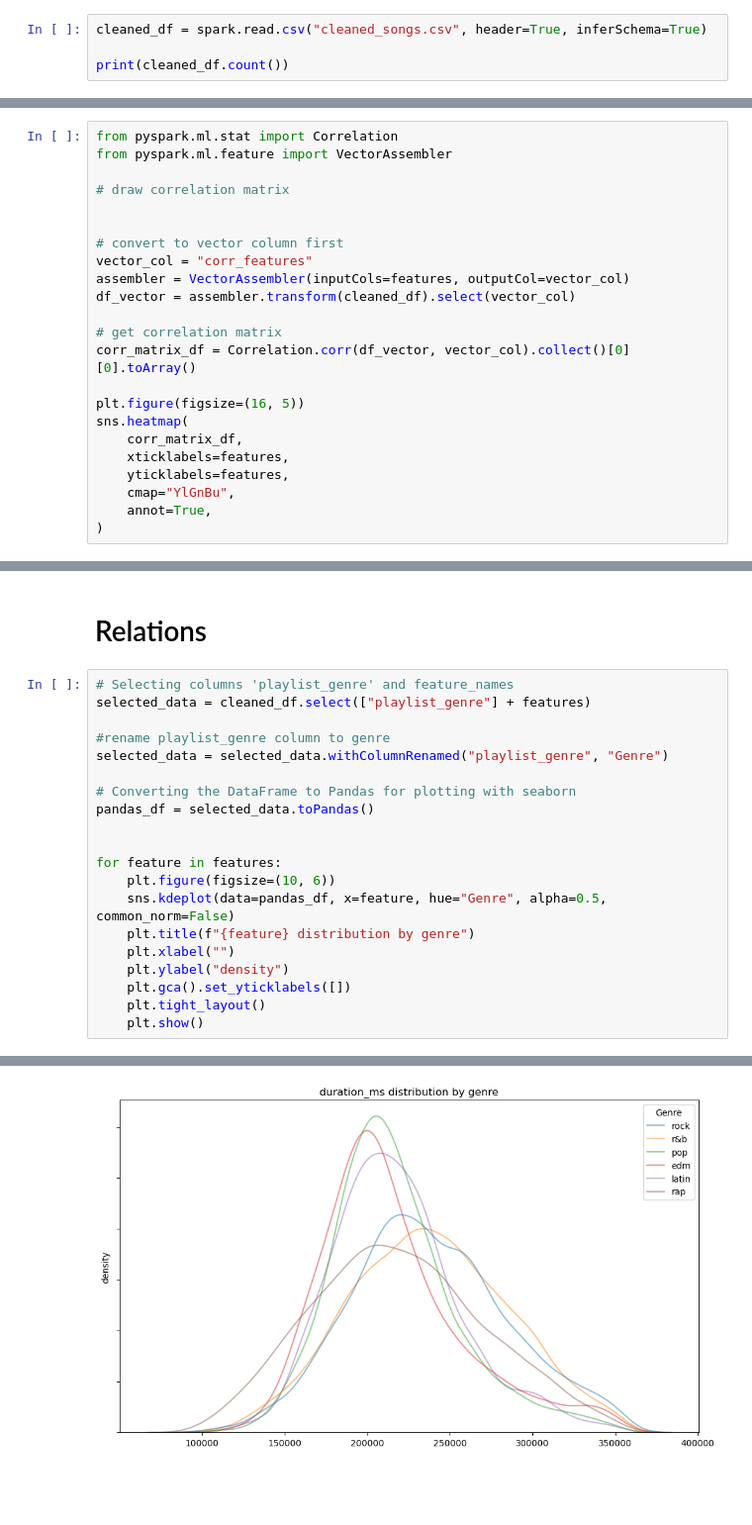
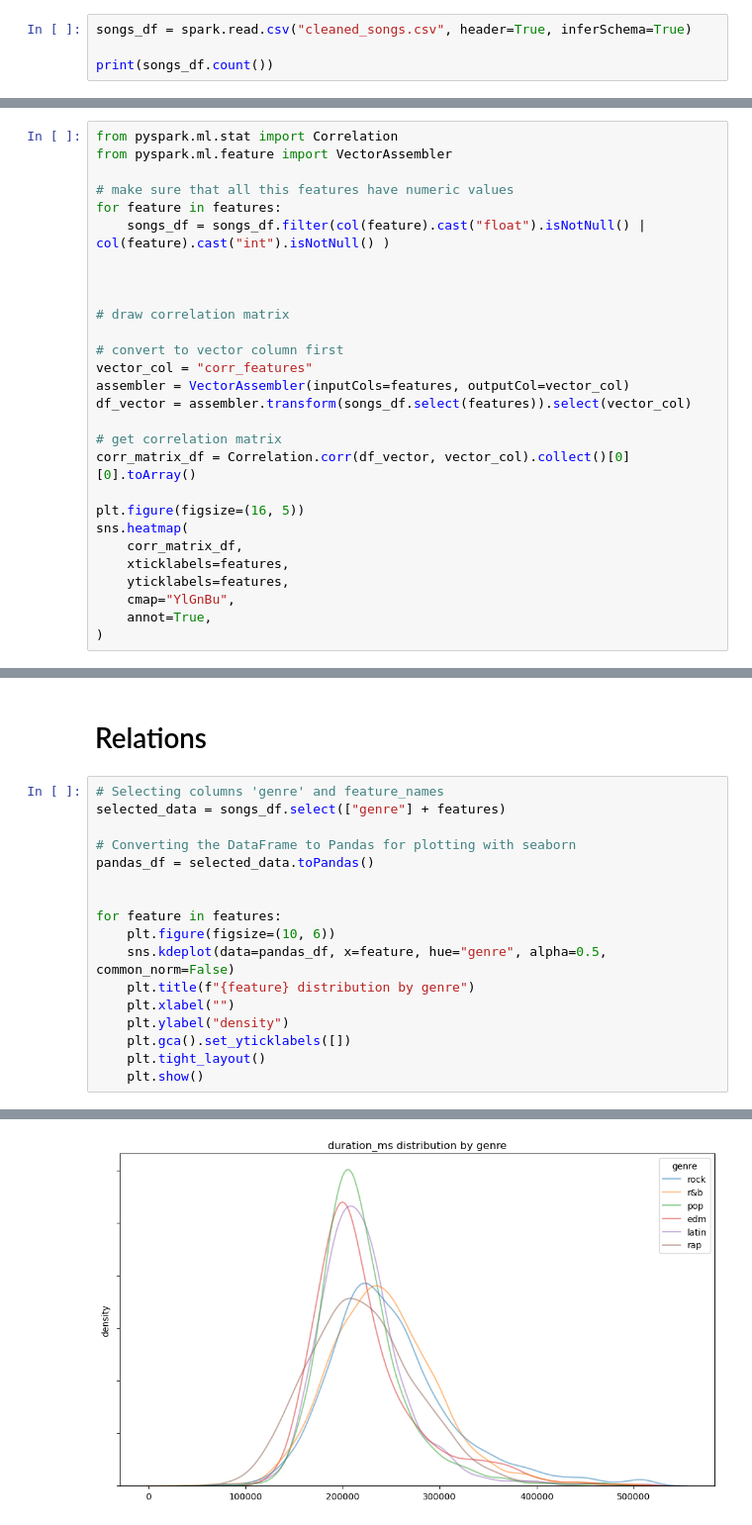
Before and after one commit to ahmedsaad562000/Song-Genre-Classifier, a Jupyter notebook: EDA.ipynb, the cells around one changed output, grey strips where cells are left out. Shown at 99% size. Cells and saved outputs as stored; diff of their text form; blank space fills up the shorter version.

```diff
--- a/EDA.ipynb
+++ b/EDA.ipynb
@@ -19,7 +20,7 @@ spark = SparkSession.builder \
 # %% [markdown]
 # EDA
 # %%
-cleaned_df = spark.read.csv("cleaned_songs.csv", header=True, inferSchema=True)
+songs_df = spark.read.csv("cleaned_songs.csv", header=True, inferSchema=True)
 
-print(cleaned_df.count())
+print(songs_df.count())
 # %% [output]
@@ -55,13 +79,18 @@ Number of English songs: 14808
 from pyspark.ml.stat import Correlation
 from pyspark.ml.feature import VectorAssembler
 
+# make sure that all this features have numeric values
+for feature in features:
+    songs_df = songs_df.filter(col(feature).cast("float").isNotNull() | col(feature).cast("int").isNotNull() )
+
+
+
 # draw correlation matrix
-
 
 # convert to vector column first
 vector_col = "corr_features"
 assembler = VectorAssembler(inputCols=features, outputCol=vector_col)
-df_vector = assembler.transform(cleaned_df).select(vector_col)
+df_vector = assembler.transform(songs_df.select(features)).select(vector_col)
 
 # get correlation matrix
 corr_matrix_df = Correlation.corr(df_vector, vector_col).collect()[0][0].toArray()
@@ -82,11 +111,8 @@ The only 2 features that have some kind of correlation are <b>loudness</b> and <
 # %% [markdown]
 # Relations
 # %%
-# Selecting columns 'playlist_genre' and feature_names
-selected_data = cleaned_df.select(["playlist_genre"] + features)
-
-#rename playlist_genre column to genre
-selected_data = selected_data.withColumnRenamed("playlist_genre", "Genre")
+# Selecting columns 'genre' and feature_names
+selected_data = songs_df.select(["genre"] + features)
 
 # Converting the DataFrame to Pandas for plotting with seaborn
 pandas_df = selected_data.toPandas()
@@ -94,7 +120,7 @@ pandas_df = selected_data.toPandas()
 
 for feature in features:
     plt.figure(figsize=(10, 6))
-    sns.kdeplot(data=pandas_df, x=feature, hue="Genre", alpha=0.5, common_norm=False)
+    sns.kdeplot(data=pandas_df, x=feature, hue="genre", alpha=0.5, common_norm=False)
     plt.title(f"{feature} distribution by genre")
     plt.xlabel("")
     plt.ylabel("density")
@@ -116 +142 @@ for feature in features:
-[figure, old version]
+[figure, new version]
```
Also changed, not shown: parts of 11 cells of this notebook, 8 other files.
